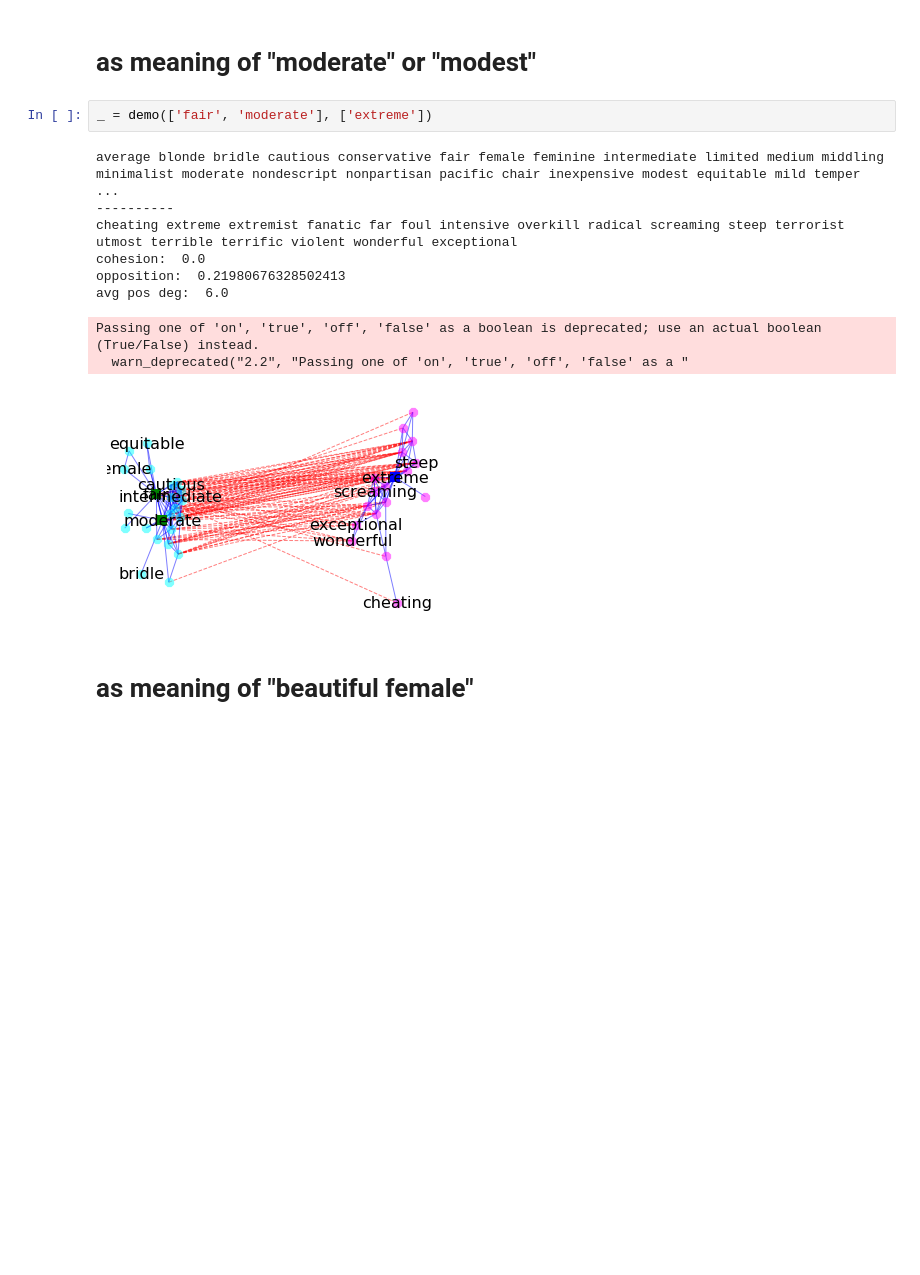
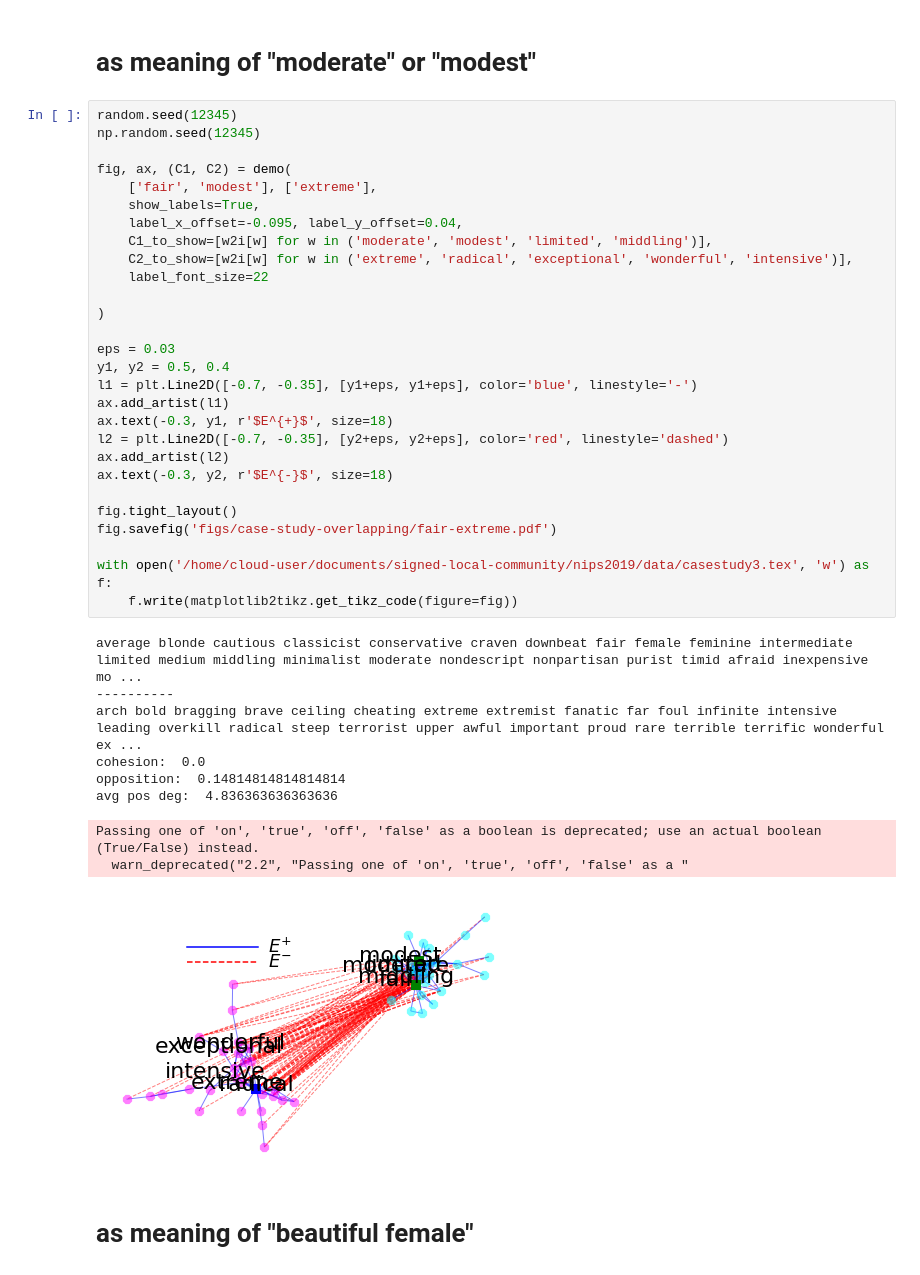
Before and after one commit to xiaohan2012/signed-local-community, a Jupyter notebook: case-study-overlapping-community.ipynb, the cells around one changed output. Saved outputs shown, nothing was run; the diff lists cells and outputs as text; blank space fills up the shorter version.

```diff
--- a/case-study-overlapping-community.ipynb
+++ b/case-study-overlapping-community.ipynb
@@ -179,18 +179,44 @@ Passing one of 'on', 'true', 'off', 'false' as a boolean is deprecated; use an a
 #     f.write(matplotlib2tikz.get_tikz_code(figure=fig))
 # %% [markdown]
 # as meaning of "moderate" or "modest"
-# %%
-_ = demo(['fair', 'moderate'], ['extreme'])
-# %% [output]
-average blonde bridle cautious conservative fair female feminine intermediate limited medium middling minimalist moderate nondescript nonpartisan pacific chair inexpensive modest equitable mild temper ...
-----------
-cheating extreme extremist fanatic far foul intensive overkill radical screaming steep terrorist utmost terrible terrific violent wonderful exceptional
-cohesion:  0.0
-opposition:  0.21980676328502413
-avg pos deg:  6.0
-Passing one of 'on', 'true', 'off', 'false' as a boolean is deprecated; use an actual boolean (True/False) instead.
-  warn_deprecated("2.2", "Passing one of 'on', 'true', 'off', 'false' as a "
-[figure, removed]
+# %%
+random.seed(12345)
+np.random.seed(12345)
+
+fig, ax, (C1, C2) = demo(
+    ['fair', 'modest'], ['extreme'],
+    show_labels=True,
+    label_x_offset=-0.095, label_y_offset=0.04,
+    C1_to_show=[w2i[w] for w in ('moderate', 'modest', 'limited', 'middling')],
+    C2_to_show=[w2i[w] for w in ('extreme', 'radical', 'exceptional', 'wonderful', 'intensive')],
+    label_font_size=22
+
+)
+
+eps = 0.03
+y1, y2 = 0.5, 0.4
+l1 = plt.Line2D([-0.7, -0.35], [y1+eps, y1+eps], color='blue', linestyle='-')
+ax.add_artist(l1)
+ax.text(-0.3, y1, r'$E^{+}$', size=18)
+l2 = plt.Line2D([-0.7, -0.35], [y2+eps, y2+eps], color='red', linestyle='dashed')
+ax.add_artist(l2)
+ax.text(-0.3, y2, r'$E^{-}$', size=18)
+
+fig.tight_layout()
+fig.savefig('figs/case-study-overlapping/fair-extreme.pdf')
+
+with open('/home/cloud-user/documents/signed-local-community/nips2019/data/casestudy3.tex', 'w') as f:
+    f.write(matplotlib2tikz.get_tikz_code(figure=fig))
+# %% [output]
+average blonde cautious classicist conservative craven downbeat fair female feminine intermediate limited medium middling minimalist moderate nondescript nonpartisan purist timid afraid inexpensive mo ...
+----------
+arch bold bragging brave ceiling cheating extreme extremist fanatic far foul infinite intensive leading overkill radical steep terrorist upper awful important proud rare terrible terrific wonderful ex ...
+cohesion:  0.0
+opposition:  0.14814814814814814
+avg pos deg:  4.836363636363636
+Passing one of 'on', 'true', 'off', 'false' as a boolean is deprecated; use an actual boolean (True/False) instead.
+  warn_deprecated("2.2", "Passing one of 'on', 'true', 'off', 'false' as a "
+[figure, added]
 # %% [markdown]
 # as meaning of "beautiful female"
 # %%
```
